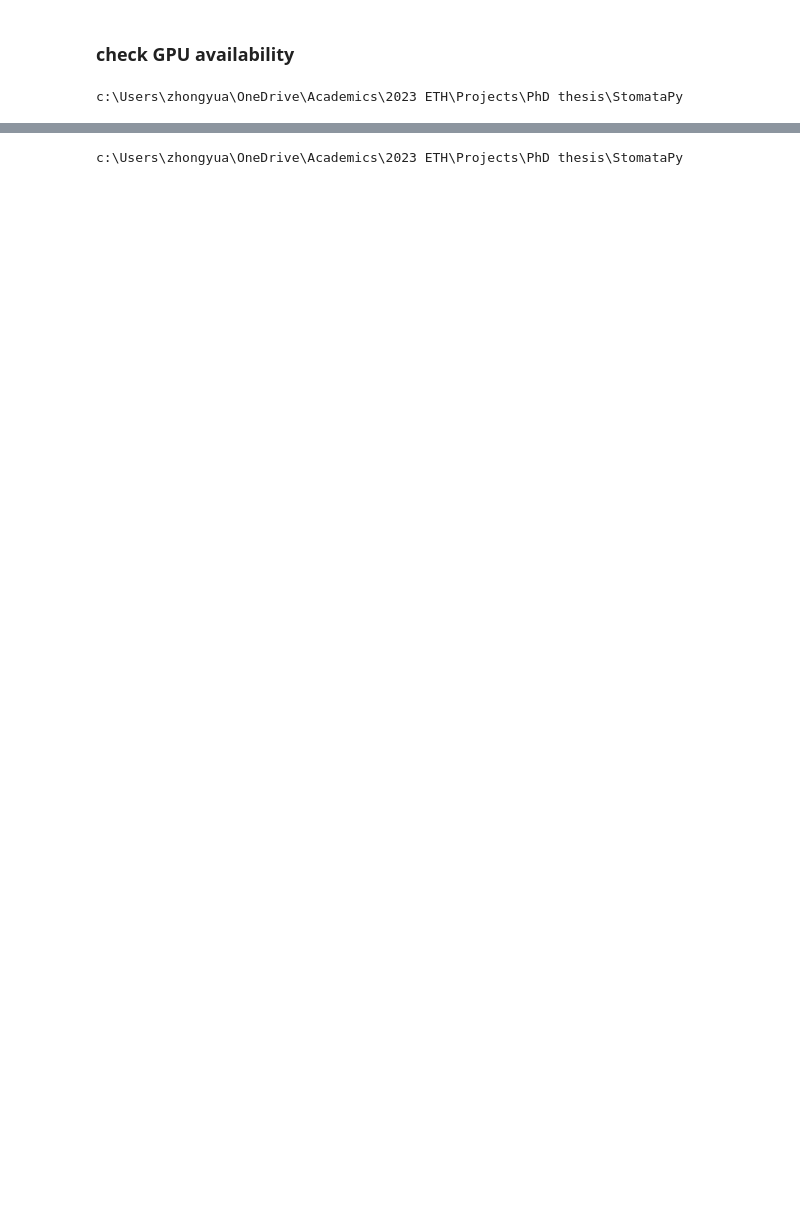
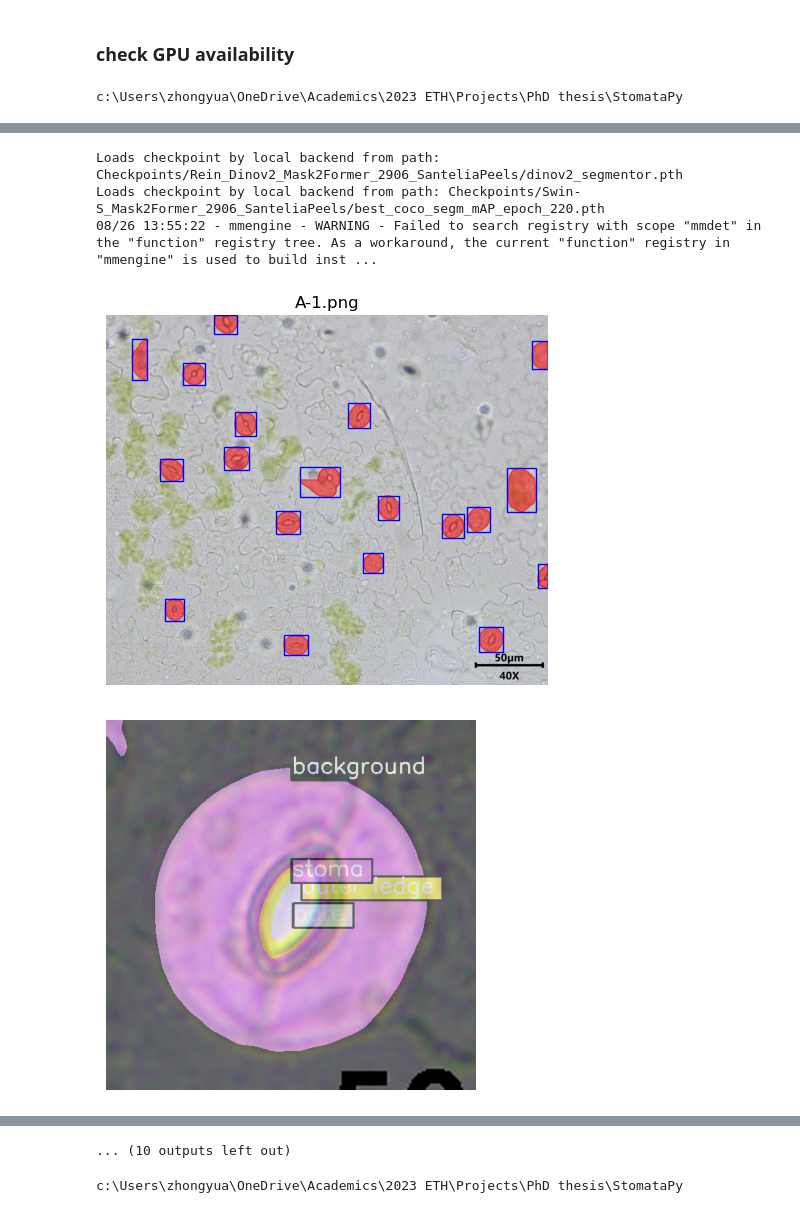
Before and after one commit to Alias-z/StomataPy, a Jupyter notebook: notebooks/4. Stomata inference.ipynb, the cells around one changed output, grey strips where cells are left out. Drawn from its saved outputs; the diff is of its cells as text; code cells hidden in the pictures; blank space fills up the shorter version.

```diff
--- a/notebooks/4. Stomata inference.ipynb
+++ b/notebooks/4. Stomata inference.ipynb
@@ -33,17 +134,16 @@ from stomatapy.core.core import get_paths
 
 
 # input_dir = 'Datasets/Casado-Garcia2020/Processed/G. max'
-input_dir = 'Datasets/Meng2023/Processed/L. caerulea/Unlabeled'
+input_dir = 'Datasets/test'
 image_paths = get_paths(input_dir, file_extension='.png')[:1]
 
-tests = []
-for idx in range(0, 5):
-    test = OpenMMlab(
-        detector_config_path='Checkpoints/Swin-S_Mask2Former_2406_Mixed/Swin-s_mask2former_config.py',
-        detector_weight_path='Checkpoints/Swin-S_Mask2Former_2406_Mixed/best_coco_segm_mAP_epoch_68.pth',
-        detector_threshold=0.7,
-        segmentor_config_path='Checkpoints/Rein_Dinov2_Mask2Former_gmax/rein_dinov2_mask2former_config.py',
-        segmentor_weight_path='Checkpoints/Rein_Dinov2_Mask2Former_gmax/dinov2_segmentor.pth',
+test = OpenMMlab(
+        detector_config_path='Checkpoints/Swin-S_Mask2Former_2906_SanteliaPeels/Swin-s_mask2former_config.py',
+        detector_weight_path='Checkpoints/Swin-S_Mask2Former_2906_SanteliaPeels/best_coco_segm_mAP_epoch_220.pth',
+        detector_threshold=0.8,
+        segmentor_config_path='Checkpoints/Rein_Dinov2_Mask2Former_2906_SanteliaPeels/rein_dinov2_mask2former_config.py',
+        segmentor_weight_path='Checkpoints/Rein_Dinov2_Mask2Former_2906_SanteliaPeels/dinov2_segmentor.pth',
         use_sahi=True
-        ).stomata_segmentor(image_paths)
-    tests.append(test)
+        ).segment_cell(image_paths, if_resize_image=True, if_visualize=True, if_auto_label=False)
+#     tests.append(test)
+# %% [output]
@@ -49,0 +152,5 @@ for idx in range(0, 5):
+Loads checkpoint by local backend from path: Checkpoints/Rein_Dinov2_Mask2Former_2906_SanteliaPeels/dinov2_segmentor.pth
+Loads checkpoint by local backend from path: Checkpoints/Swin-S_Mask2Former_2906_SanteliaPeels/best_coco_segm_mAP_epoch_220.pth
+08/26 13:55:22 - mmengine - WARNING - Failed to search registry with scope "mmdet" in the "function" registry tree. As a workaround, the current "function" registry in "mmengine" is used to build inst ...
+[figure, added]
+[figure, added]
@@ -50,3 +165,4 @@ for idx in range(0, 5):
+... (10 outputs left out)
 # %%
 %cd ..
 # %% [output]
```
Also changed, not shown: parts of 6 cells of this notebook, 7 other files.
